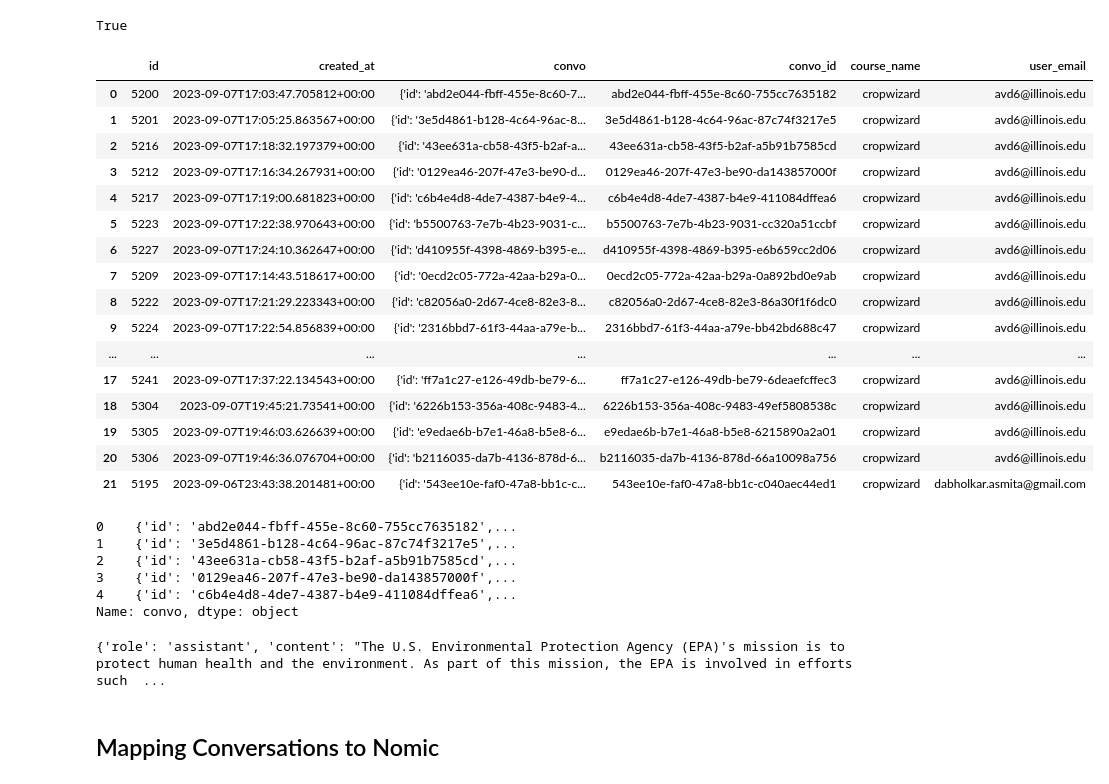
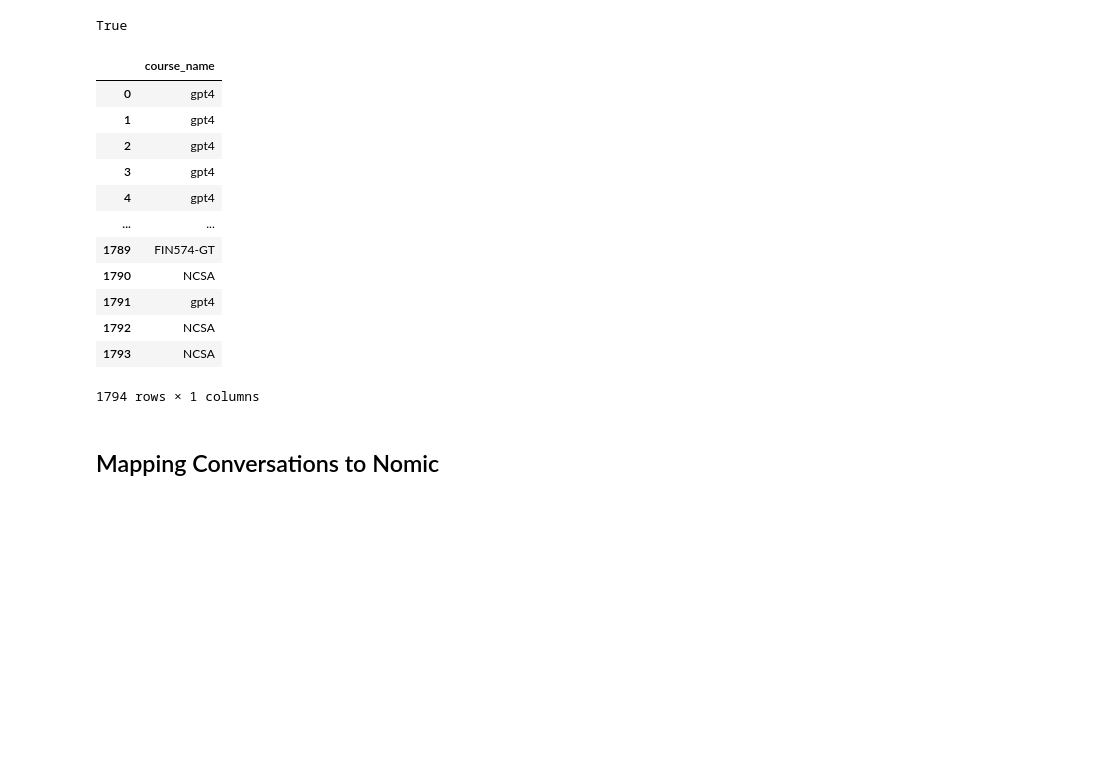
Before and after one commit to UIUC-Chatbot/ai-ta-backend, a Jupyter notebook: ai_ta_backend/nomic_map_creation.ipynb, the cells around one changed output. Saved outputs shown, nothing was run; the diff lists cells and outputs as text; code cells hidden in the pictures; blank space fills up the shorter version.

```diff
--- a/ai_ta_backend/nomic_map_creation.ipynb
+++ b/ai_ta_backend/nomic_map_creation.ipynb
@@ -28,40 +25,22 @@ key = os.environ.get("SUPABASE_API_KEY")
 supabase_client = supabase.create_client(url, key)
 # %%
 # query data for one course for testing
-course = 'cropwizard'
-response = supabase_client.table("llm-convo-monitor").select("*").eq("course_name", course).execute()
+course = 'ece120'
+response = supabase_client.table("llm-convo-monitor").select("course_name", count='exact').execute()
 data = response.data
 df = pd.DataFrame(data)
 df
 # %% [output]
-|  | id | created_at | convo | convo_id | course_name | user_email |
-| 0 | 5200 | 2023-09-07T17:03:47.705812+00:00 | {'id': 'abd2e044-fbff-455e-8c60-7... | abd2e044-fbff-455e-8c60-755cc7635182 | cropwizard | avd6@illinois.edu |
-| 1 | 5201 | 2023-09-07T17:05:25.863567+00:00 | {'id': '3e5d4861-b128-4c64-96ac-8... | 3e5d4861-b128-4c64-96ac-87c74f3217e5 | cropwizard | avd6@illinois.edu |
-| 2 | 5216 | 2023-09-07T17:18:32.197379+00:00 | {'id': '43ee631a-cb58-43f5-b2af-a... | 43ee631a-cb58-43f5-b2af-a5b91b7585cd | cropwizard | avd6@illinois.edu |
-| 3 | 5212 | 2023-09-07T17:16:34.267931+00:00 | {'id': '0129ea46-207f-47e3-be90-d... | 0129ea46-207f-47e3-be90-da143857000f | cropwizard | avd6@illinois.edu |
-| 4 | 5217 | 2023-09-07T17:19:00.681823+00:00 | {'id': 'c6b4e4d8-4de7-4387-b4e9-4... | c6b4e4d8-4de7-4387-b4e9-411084dffea6 | cropwizard | avd6@illinois.edu |
-| 5 | 5223 | 2023-09-07T17:22:38.970643+00:00 | {'id': 'b5500763-7e7b-4b23-9031-c... | b5500763-7e7b-4b23-9031-cc320a51ccbf | cropwizard | avd6@illinois.edu |
-| 6 | 5227 | 2023-09-07T17:24:10.362647+00:00 | {'id': 'd410955f-4398-4869-b395-e... | d410955f-4398-4869-b395-e6b659cc2d06 | cropwizard | avd6@illinois.edu |
-| 7 | 5209 | 2023-09-07T17:14:43.518617+00:00 | {'id': '0ecd2c05-772a-42aa-b29a-0... | 0ecd2c05-772a-42aa-b29a-0a892bd0e9ab | cropwizard | avd6@illinois.edu |
-| 8 | 5222 | 2023-09-07T17:21:29.223343+00:00 | {'id': 'c82056a0-2d67-4ce8-82e3-8... | c82056a0-2d67-4ce8-82e3-86a30f1f6dc0 | cropwizard | avd6@illinois.edu |
-| 9 | 5224 | 2023-09-07T17:22:54.856839+00:00 | {'id': '2316bbd7-61f3-44aa-a79e-b... | 2316bbd7-61f3-44aa-a79e-bb42bd688c47 | cropwizard | avd6@illinois.edu |
-| ... | ... | ... | ... | ... | ... | ... |
-| 17 | 5241 | 2023-09-07T17:37:22.134543+00:00 | {'id': 'ff7a1c27-e126-49db-be79-6... | ff7a1c27-e126-49db-be79-6deaefcffec3 | cropwizard | avd6@illinois.edu |
-| 18 | 5304 | 2023-09-07T19:45:21.73541+00:00 | {'id': '6226b153-356a-408c-9483-4... | 6226b153-356a-408c-9483-49ef5808538c | cropwizard | avd6@illinois.edu |
-| 19 | 5305 | 2023-09-07T19:46:03.626639+00:00 | {'id': 'e9edae6b-b7e1-46a8-b5e8-6... | e9edae6b-b7e1-46a8-b5e8-6215890a2a01 | cropwizard | avd6@illinois.edu |
-| 20 | 5306 | 2023-09-07T19:46:36.076704+00:00 | {'id': 'b2116035-da7b-4136-878d-6... | b2116035-da7b-4136-878d-66a10098a756 | cropwizard | avd6@illinois.edu |
-| 21 | 5195 | 2023-09-06T23:43:38.201481+00:00 | {'id': '543ee10e-faf0-47a8-bb1c-c... | 543ee10e-faf0-47a8-bb1c-c040aec44ed1 | cropwizard | dabholkar.asmita@gmail.com |
+|  | course_name |
+| 0 | gpt4 |
+| 1 | gpt4 |
+| 2 | gpt4 |
+| 3 | gpt4 |
+| 4 | gpt4 |
+| ... | ... |
+| 1789 | FIN574-GT |
+| 1790 | NCSA |
+| 1791 | gpt4 |
+| 1792 | NCSA |
+| 1793 | NCSA |
+1794 rows × 1 columns
-# %%
-course_df = df[df['course_name'] == course]['convo']
-course_df.head()
-# %% [output]
-0    {'id': 'abd2e044-fbff-455e-8c60-755cc7635182',...
-1    {'id': '3e5d4861-b128-4c64-96ac-87c74f3217e5',...
-2    {'id': '43ee631a-cb58-43f5-b2af-a5b91b7585cd',...
-3    {'id': '0129ea46-207f-47e3-be90-da143857000f',...
-4    {'id': 'c6b4e4d8-4de7-4387-b4e9-411084dffea6',...
-Name: convo, dtype: object
-# %%
-print(course_df[0]['messages'][1])
-# %% [output]
-{'role': 'assistant', 'content': "The U.S. Environmental Protection Agency (EPA)'s mission is to protect human health and the environment. As part of this mission, the EPA is involved in efforts such  ...
```
Also changed, not shown: parts of 7 cells of this notebook, 6 other files.
